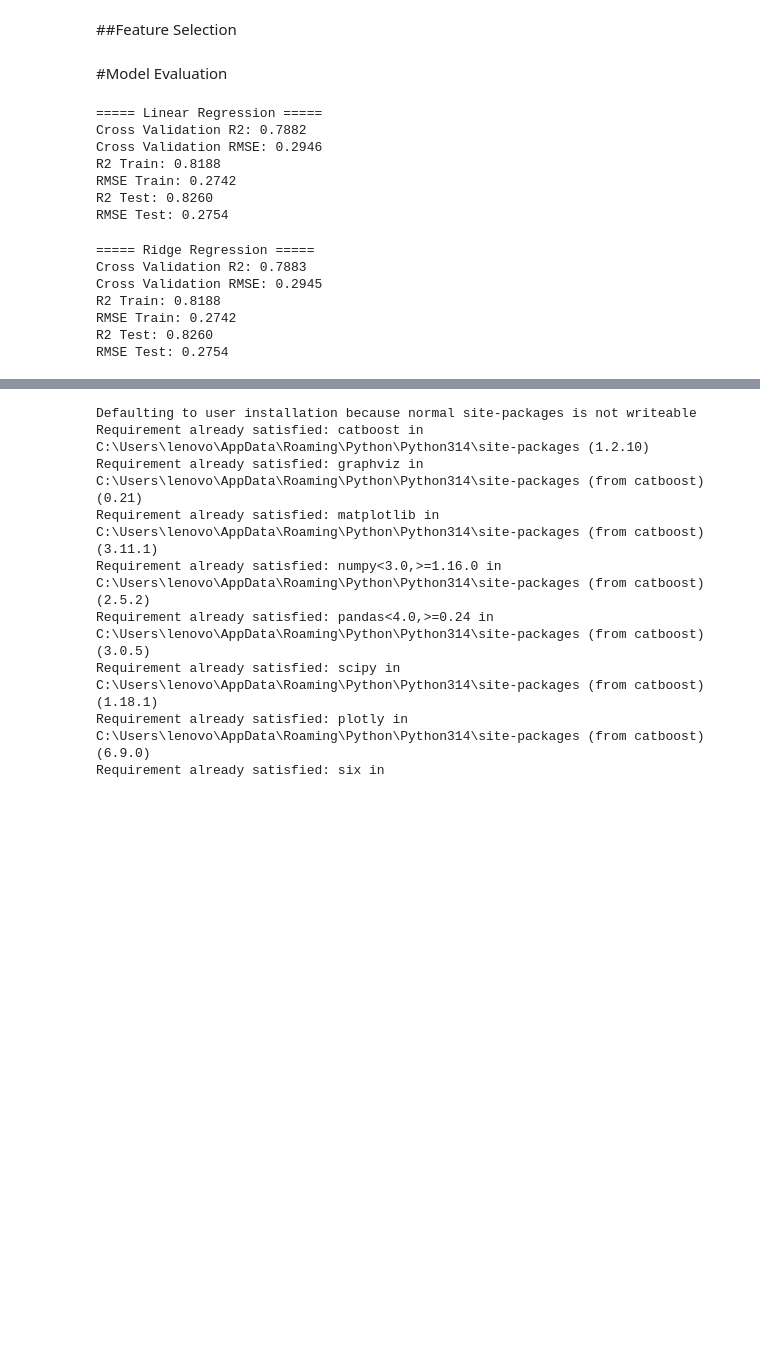
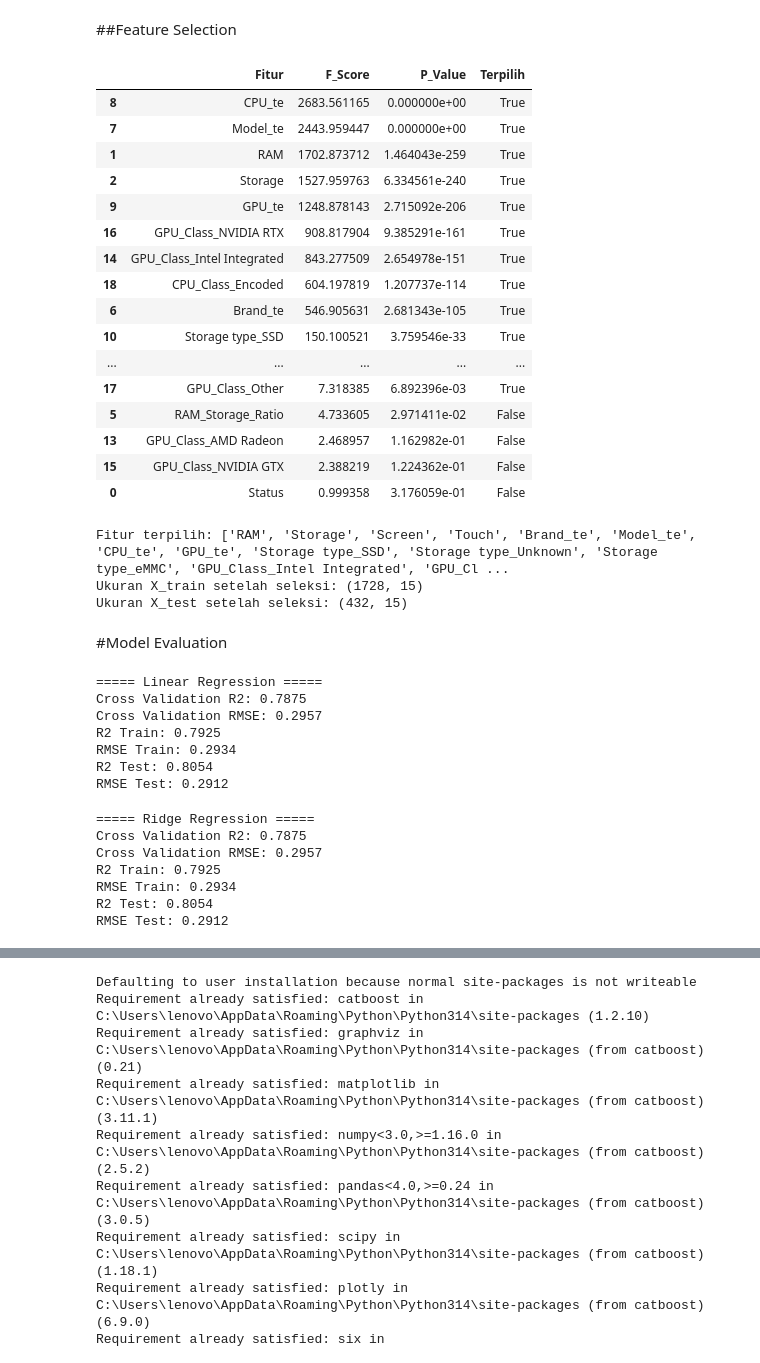
Before and after one commit to vincentiusgavrila-star/Project-DataScience, a Jupyter notebook: Project_Supervised.ipynb, the cells around one changed output, grey strips where cells are left out. Cells and saved outputs as stored; diff of their text form; code cells hidden in the pictures; blank space fills up the shorter version.

```diff
--- a/Project_Supervised.ipynb
+++ b/Project_Supervised.ipynb
@@ -591,3 +577,52 @@ plt.show()
+# %%
+from sklearn.feature_selection import SelectKBest, f_regression
+
+# Tentukan jumlah fitur yang ingin dipilih
+k_fitur = 15
+
+selector = SelectKBest(score_func=f_regression, k=k_fitur)
+selector.fit(X_train, y_train)
+
+# Lihat skor dan fitur yang terpilih
+hasil_seleksi = pd.DataFrame({
+    "Fitur": X_train.columns,
+    "F_Score": selector.scores_,
+    "P_Value": selector.pvalues_,
+    "Terpilih": selector.get_support()
+}).sort_values("F_Score", ascending=False)
+
+display(hasil_seleksi)
+
+# Terapkan pilihan fitur yang sama pada data train dan test
+fitur_terpilih = X_train.columns[selector.get_support()]
+
+X_train_selected = X_train.loc[:, fitur_terpilih].copy()
+X_test_selected = X_test.loc[:, fitur_terpilih].copy()
+
+print("Fitur terpilih:", fitur_terpilih.tolist())
+print("Ukuran X_train setelah seleksi:", X_train_selected.shape)
+print("Ukuran X_test setelah seleksi:", X_test_selected.shape)
+# %% [output]
+|  | Fitur | F_Score | P_Value | Terpilih |
+| 8 | CPU_te | 2683.561165 | 0.000000e+00 | True |
+| 7 | Model_te | 2443.959447 | 0.000000e+00 | True |
+| 1 | RAM | 1702.873712 | 1.464043e-259 | True |
+| 2 | Storage | 1527.959763 | 6.334561e-240 | True |
+| 9 | GPU_te | 1248.878143 | 2.715092e-206 | True |
+| 16 | GPU_Class_NVIDIA RTX | 908.817904 | 9.385291e-161 | True |
+| 14 | GPU_Class_Intel Integrated | 843.277509 | 2.654978e-151 | True |
+| 18 | CPU_Class_Encoded | 604.197819 | 1.207737e-114 | True |
+| 6 | Brand_te | 546.905631 | 2.681343e-105 | True |
+| 10 | Storage type_SSD | 150.100521 | 3.759546e-33 | True |
+| ... | ... | ... | ... | ... |
+| 17 | GPU_Class_Other | 7.318385 | 6.892396e-03 | True |
+| 5 | RAM_Storage_Ratio | 4.733605 | 2.971411e-02 | False |
+| 13 | GPU_Class_AMD Radeon | 2.468957 | 1.162982e-01 | False |
+| 15 | GPU_Class_NVIDIA GTX | 2.388219 | 1.224362e-01 | False |
+| 0 | Status | 0.999358 | 3.176059e-01 | False |
+Fitur terpilih: ['RAM', 'Storage', 'Screen', 'Touch', 'Brand_te', 'Model_te', 'CPU_te', 'GPU_te', 'Storage type_SSD', 'Storage type_Unknown', 'Storage type_eMMC', 'GPU_Class_Intel Integrated', 'GPU_Cl ...
+Ukuran X_train setelah seleksi: (1728, 15)
+Ukuran X_test setelah seleksi: (432, 15)
 # %% [markdown]
 #Model Evaluation
 # %%
@@ -628,30 +663,30 @@ model = Pipeline([
     ('model', LinearRegression())
 ])
 
-evaluate_model('Linear Regression', X_train, y_train, X_test, y_test, model)
+evaluate_model('Linear Regression', X_train_selected, y_train, X_test_selected, y_test, model)
 # %% [output]
 ===== Linear Regression =====
-Cross Validation R2: 0.7882
-Cross Validation RMSE: 0.2946
-R2 Train: 0.8188
-RMSE Train: 0.2742
-R2 Test: 0.8260
-RMSE Test: 0.2754
+Cross Validation R2: 0.7875
+Cross Validation RMSE: 0.2957
+R2 Train: 0.7925
+RMSE Train: 0.2934
+R2 Test: 0.8054
+RMSE Test: 0.2912
 # %%
 model = Pipeline([
     ('scaler', StandardScaler()),
     ('model', Ridge())
 ])
 
-evaluate_model('Ridge Regression', X_train, y_train, X_test, y_test, model)
+evaluate_model('Ridge Regression', X_train_selected, y_train, X_test_selected, y_test, model)
 # %% [output]
 ===== Ridge Regression =====
-Cross Validation R2: 0.7883
-Cross Validation RMSE: 0.2945
-R2 Train: 0.8188
-RMSE Train: 0.2742
-R2 Test: 0.8260
-RMSE Test: 0.2754
+Cross Validation R2: 0.7875
+Cross Validation RMSE: 0.2957
+R2 Train: 0.7925
+RMSE Train: 0.2934
+R2 Test: 0.8054
+RMSE Test: 0.2912
 # %%
 model = Pipeline([
     ('model', DecisionTreeRegressor(random_state=42))
```
Also changed, not shown: parts of 20 cells of this notebook, 5 other files.
